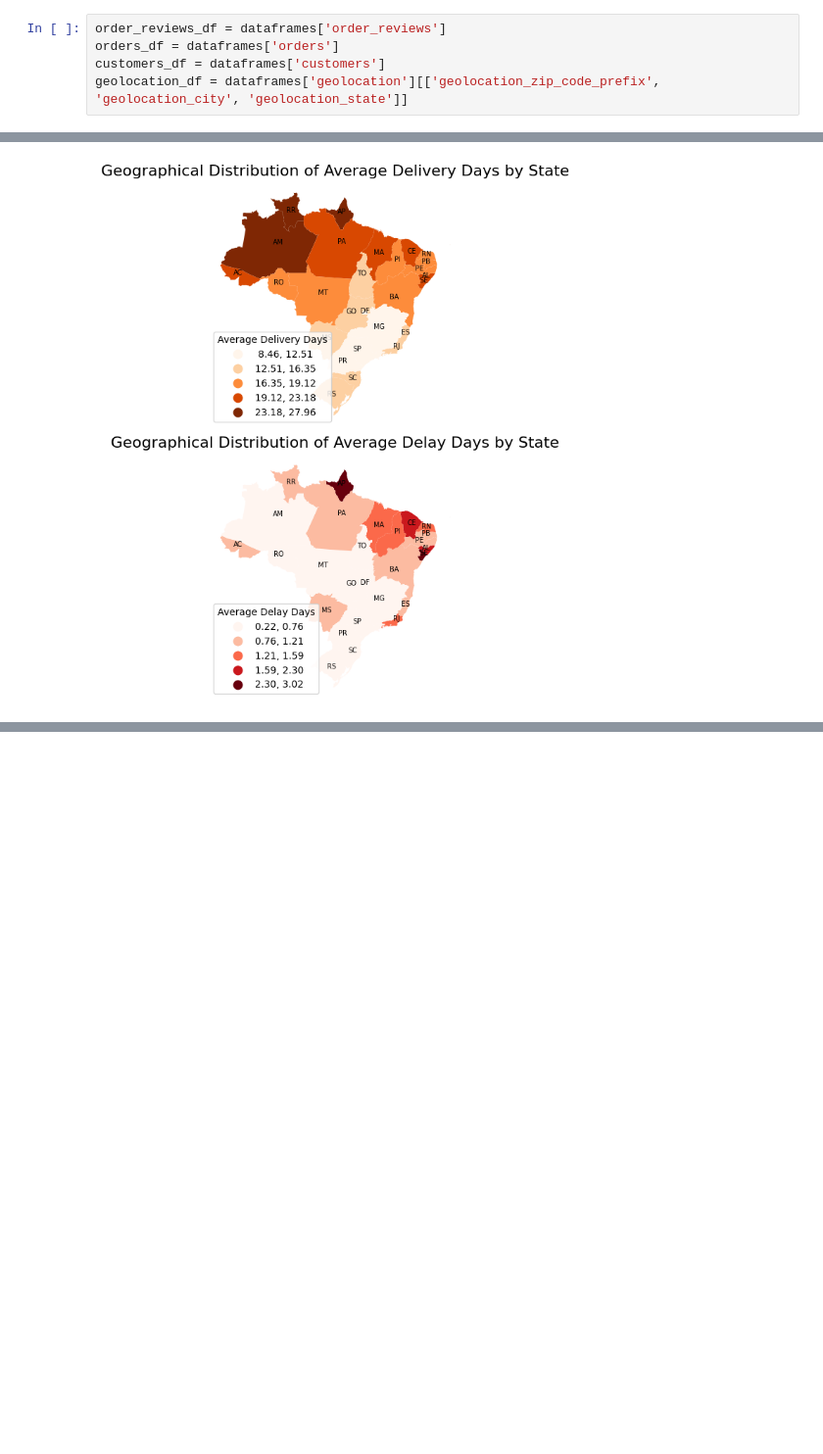
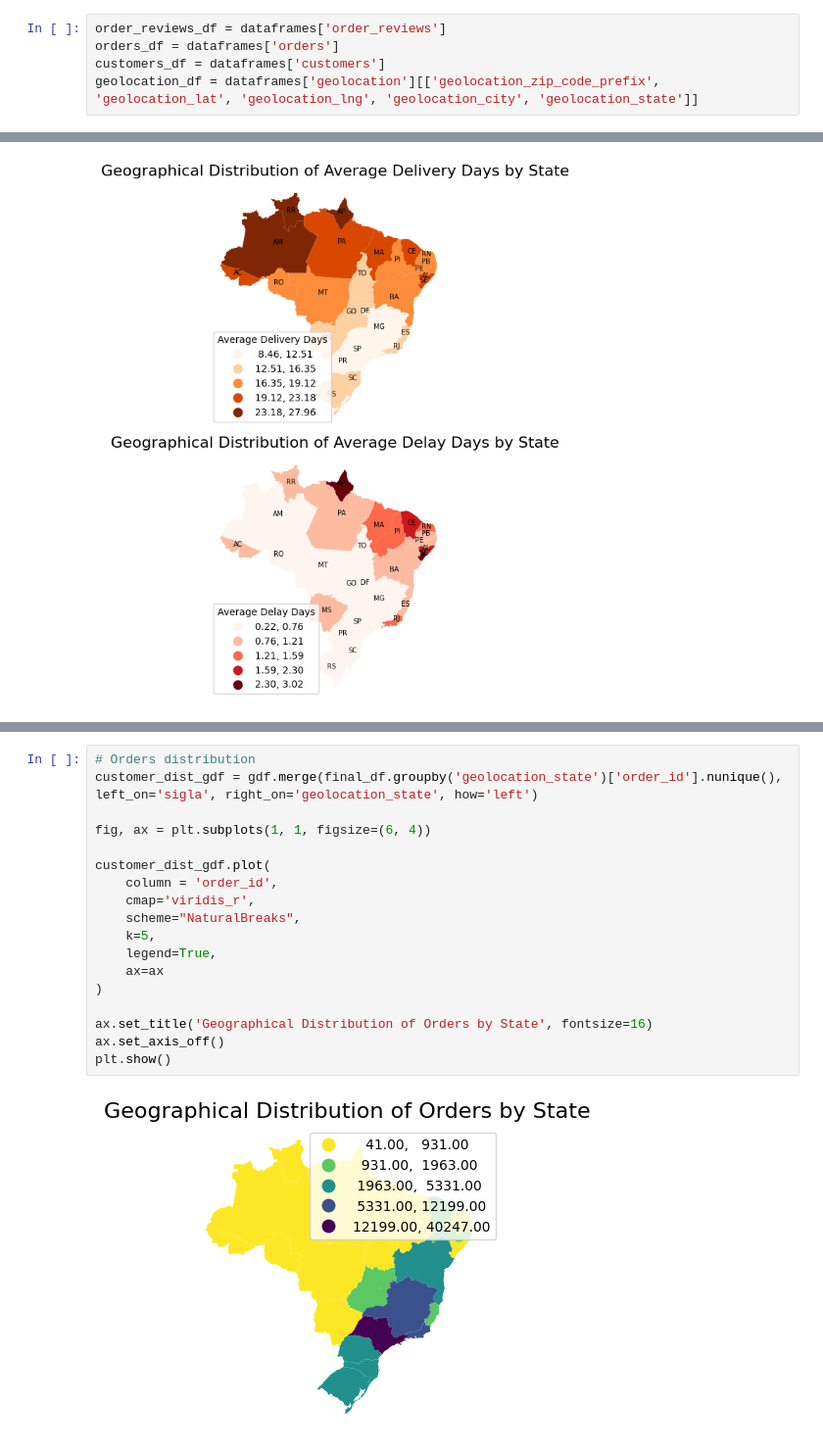
Before and after one commit to cchen744/olist-regional-customer-experience-analysis, a Jupyter notebook: 01_data_overview.ipynb, the cells around one changed output, grey strips where cells are left out. Shown at 98% size. Drawn from its saved outputs; the diff is of its cells as text; blank space fills up the shorter version.

```diff
--- a/01_data_overview.ipynb
+++ b/01_data_overview.ipynb
@@ -94,7 +94,7 @@ Join dataframes to link reviews to their geolocation.
 order_reviews_df = dataframes['order_reviews']
 orders_df = dataframes['orders']
 customers_df = dataframes['customers']
-geolocation_df = dataframes['geolocation'][['geolocation_zip_code_prefix', 'geolocation_city', 'geolocation_state']]
+geolocation_df = dataframes['geolocation'][['geolocation_zip_code_prefix', 'geolocation_lat', 'geolocation_lng', 'geolocation_city', 'geolocation_state']]
 # %%
 # join reviews to order
 print(order_reviews_df.shape[0])
@@ -550,0 +501,20 @@ sellers_state_gdf.plot(column='seller_id',legend=True,cmap='cividis',scheme="Nat
+# %%
+# Orders distribution
+customer_dist_gdf = gdf.merge(final_df.groupby('geolocation_state')['order_id'].nunique(), left_on='sigla', right_on='geolocation_state', how='left')
+
+fig, ax = plt.subplots(1, 1, figsize=(6, 4))
+
+customer_dist_gdf.plot(
+    column = 'order_id',
+    cmap='viridis_r',
+    scheme="NaturalBreaks",
+    k=5,
+    legend=True,
+    ax=ax
+)
+
+ax.set_title('Geographical Distribution of Orders by State', fontsize=16)
+ax.set_axis_off()
+plt.show()
+# %% [output]
+[figure, added]
```
Also changed, not shown: parts of 16 cells of this notebook.
